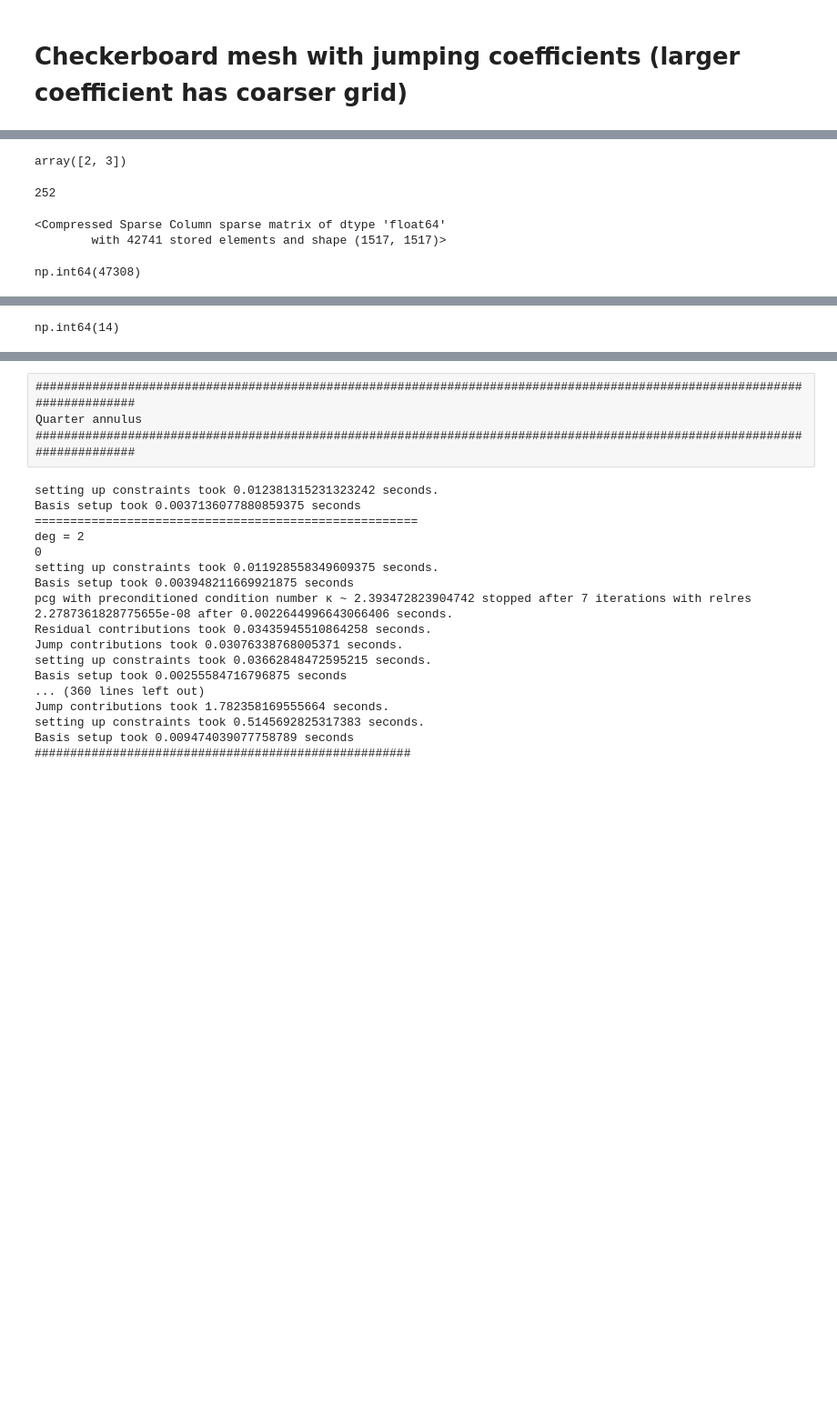
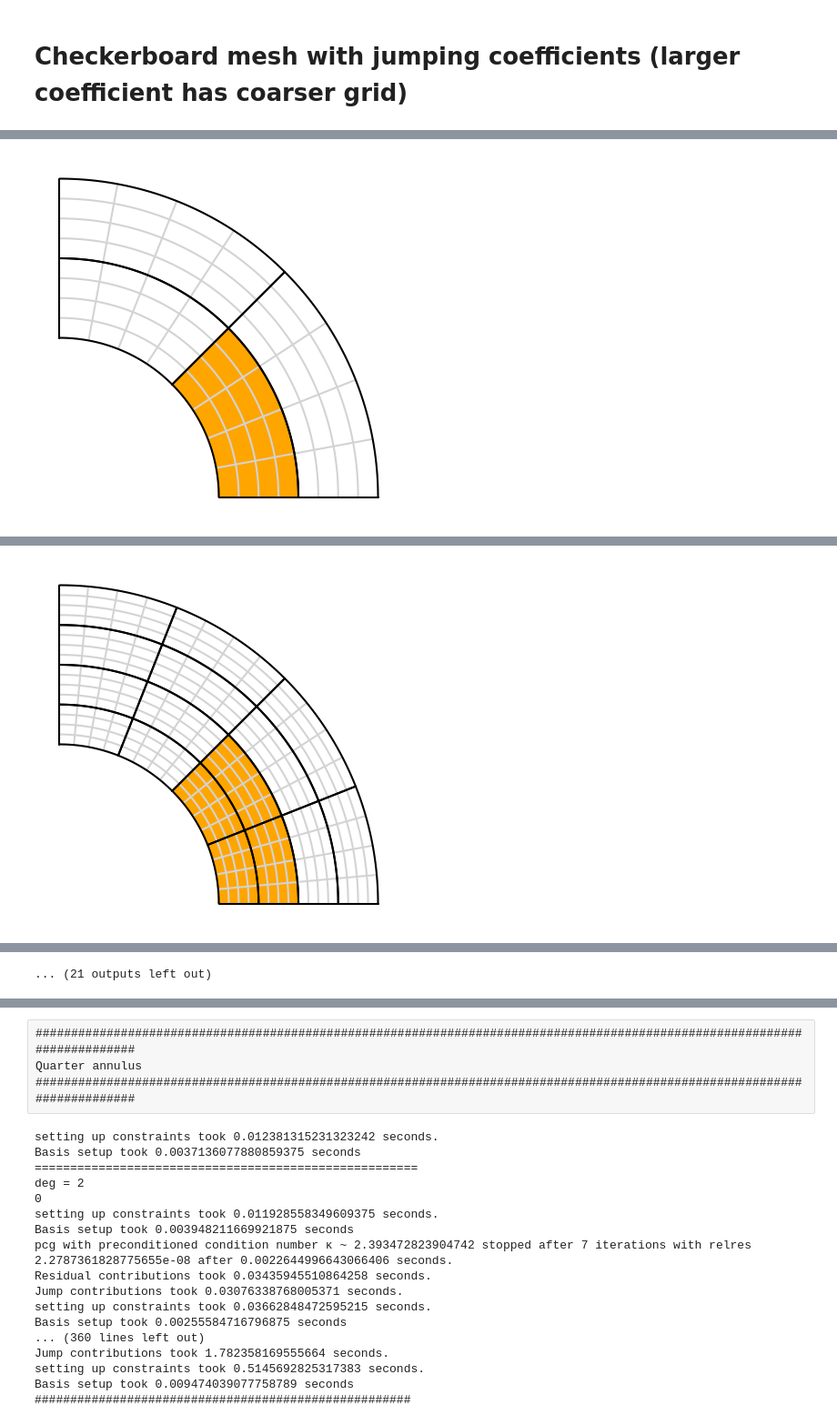
Before and after one commit to Stefan714/pyiga, a Jupyter notebook: notebooks/IETI.ipynb, the cells around one changed output, grey strips where cells are left out. Shown at 91% size. Drawn from its saved outputs; the diff is of its cells as text; code cells hidden in the pictures; blank space fills up the shorter version.

```diff
--- a/notebooks/IETI.ipynb
+++ b/notebooks/IETI.ipynb
@@ -618,7 +606,7 @@ def EdgePreconditioner(IMap, S, B):
 # Checkerboard mesh with jumping coefficients (larger coefficient has coarser grid)
 # %%
 degs = (3,)
-maxiter=5 ##<8
+maxiter=3 ##<8
 R = np.zeros((maxiter,2*len(degs)))
 
 f={0:lambda x,y: 100., 1:lambda x,y: 100.}
@@ -656,6 +644,7 @@ for i,deg in enumerate(degs):
         ### IETI Mapper
         t = time.time()
         IMap = IetiMapper(M, dir_data)
+        IMap.parametersort(a)
         print("Setting up IETI-mapper took {:.3} seconds.".format(time.time()-t))
         t=time.time()
         A, RHS = IMap.assemble(a=a,f=f)
@@ -757,21 +746,4 @@ Full time for the IETI-solver: 1.13 seconds
 #####################################################
-# %%
-x[-2:]
-# %% [output]
-array([2, 3])
-# %%
-primal.nLagrangeMultipliers
-# %% [output]
-252
-# %%
-A_full
-# %% [output]
-<Compressed Sparse Column sparse matrix of dtype 'float64'
-        with 42741 stored elements and shape (1517, 1517)>
-# %%
-IMap.N_ofs[-1] + 1596
-# %% [output]
-np.int64(47308)
 # %%
 def Heat_annulus(deg, N):
     kvs = [2 * (bspline.make_knots(deg, 0.0, 1.0, N),)]
@@ -793,10 +765,10 @@ f={0:lambda x,y: 100., 1:lambda x,y: 100.}
 a = {0:1.,1:1000.}
 dir_data = {0:0}
 
-plot=False
+plot=True
 
-degs = (2,)
-maxiter=8
+degs = (3,)
+maxiter=15
 R = np.zeros((maxiter,3*len(degs)))
 for i,deg in enumerate(degs):
     N = deg+1
@@ -820,13 +792,14 @@ for i,deg in enumerate(degs):
         ### IETI Mapper
         t = time.time()
         IMap = IetiMapper(M, dir_data)
+        IMap.parametersort(a)
         print("Setting up IETI-mapper took {:.3} seconds.".format(time.time()-t))
         t=time.time()
         A, RHS = IMap.assemble(a=a,f=f)
         print("Assembling the system took {:.3} seconds.".format(time.time()-t))
         N = [A.shape[0] for A in A]
         t=time.time()
-        B, eliminated_constraints = IMap.ConstraintMatrices(redundant=True)
+        B, eliminated_constraints = IMap.ConstraintMatrices(redundant=False)
         print("Computing jump matrices took {:.3} seconds.".format(time.time()-t))
         ### IETI Preconditioner
         SD = ScaledDirichletPreconditioner(A, B, IMap)
@@ -863,7 +836,7 @@ for i,deg in enumerate(degs):
         # U = solvers.make_solver(A_full)@RHS_full
         # print("Solving full system took {:.3} seconds.".format(time.time()-t))
 
-        lam, it, min_eig, max_eig, r = solvers.pcg(F, b, x0=None, maxiter=200, P=1, output=True, rtol=1e-6, atol=1e-12)
+        lam, it, min_eig, max_eig, r = solvers.pcg(F, b, x0=None, maxiter=200, P=SD.prec(), output=True, rtol=1e-6, atol=1e-12)
         R[k,3*i] = n_p
         R[k,3*i+1] = abs(max_eig/min_eig)
         R[k,3*i+2] = it
@@ -876,18 +849,19 @@ for i,deg in enumerate(degs):
         t=time.time()
         err_ind=adaptive.mp_resPois(MP,u,a=a, f=f)
 
-        marked_patches = adaptive.doerfler_mark(err_ind, theta=0.9, TOL=0)
+        marked_patches = adaptive.quick_mark(err_ind, theta=0.9)
         marked_patches = {p:None for p in marked_patches}
         print("Estimating and marking took {:.3} seconds.".format(time.time()-t))
 
         t=time.time()
         M.h_refine(patches=marked_patches,ref="rs");
+        MP = assemble.Multipatch(M, automatch=True)
         print("Patch-splitting took {:.3} seconds for {} patches".format(time.time()-t, len(marked_patches)))
 
-        # marked_patches = consistency_split(MP,a)
-        # print(marked_patches)
-        # M.h_refine(patches=marked_patches,ref="rs");
-        # MP = assemble.Multipatch(M, automatch=True)
+        marked_patches = consistency_split(MP,a)
+        #print(marked_patches)
+        M.h_refine(patches=marked_patches,ref="rs");
+        MP = assemble.Multipatch(M, automatch=True)
 
         print("#####################################################")
 
@@ -912,0 +875 @@ Patch-splitting took 0.119 seconds for 14 patches
+[figure, added]
@@ -912,0 +893 @@ Patch-splitting took 0.119 seconds for 14 patches
+[figure, added]
@@ -913,7 +966,4 @@ Patch-splitting took 0.119 seconds for 14 patches
+... (21 outputs left out)
-# %%
-np.dot(np.array([1,2,3]),np.array([1,2,3]))
-# %% [output]
-np.int64(14)
 # %%
 def Inductor(deg,N):
     kvs=42*[2*(bspline.make_knots(deg,0.0,1.0,N),)]
```
Also changed, not shown: parts of 17 cells of this notebook, 1 other file.
